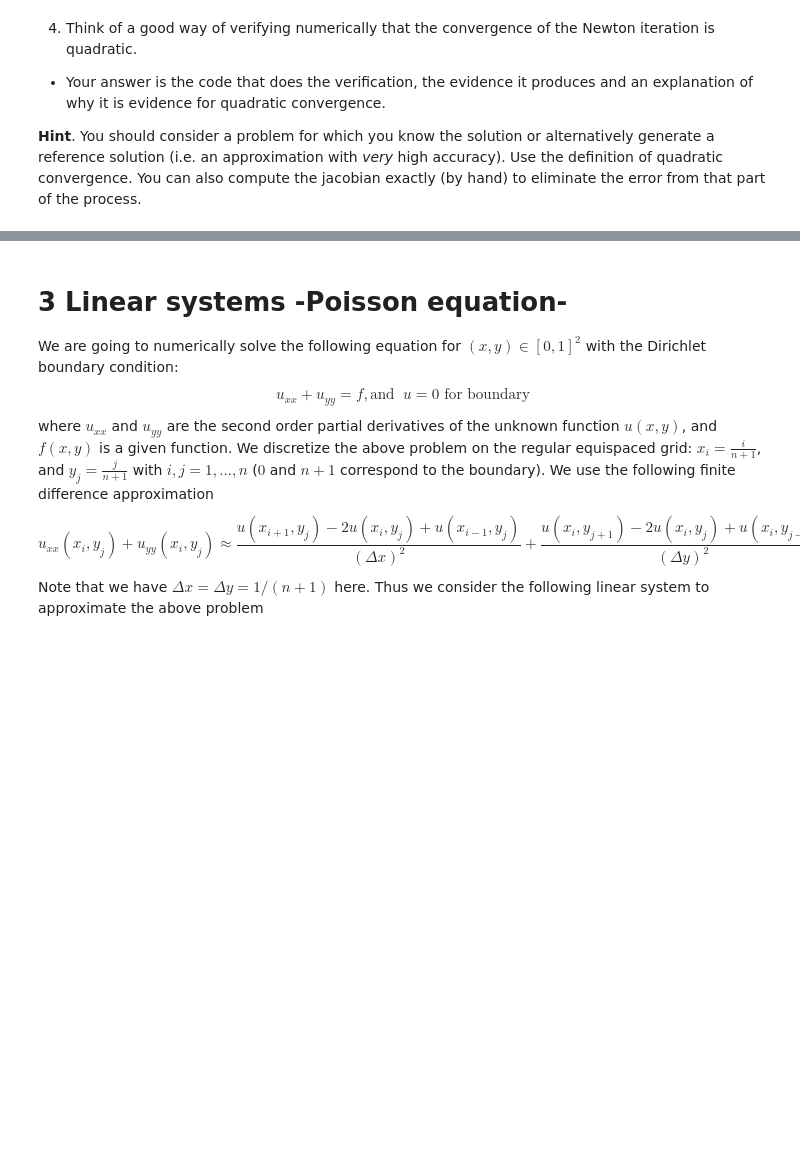
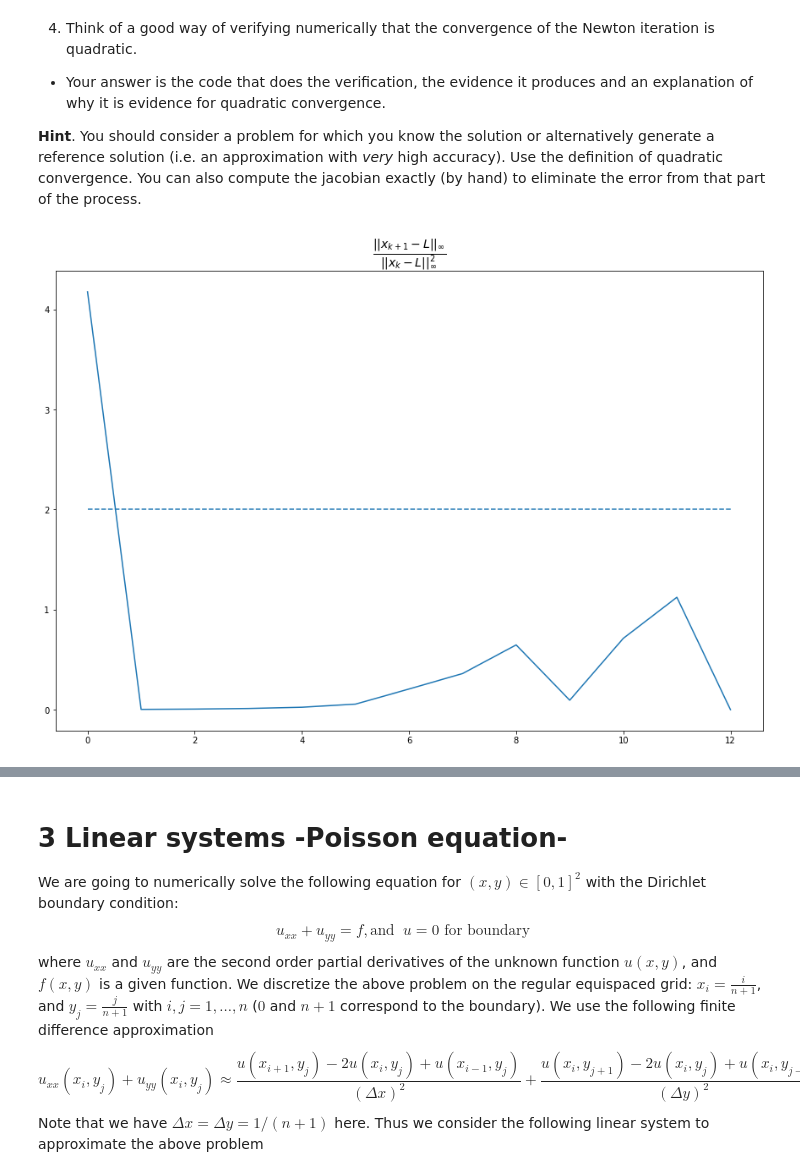
Before and after one commit to BollaBerg/MA2501-Numerical-methods, a Jupyter notebook: project-1/project1.ipynb, the cells around one changed output, grey strips where cells are left out. Cells and saved outputs as stored; diff of their text form; code cells hidden in the pictures; blank space fills up the shorter version.

```diff
--- a/project-1/project1.ipynb
+++ b/project-1/project1.ipynb
@@ -345,0 +366,64 @@ LinAlgError: Singular matrix
+# %%
+# Your Code Here
+# I need yet another implementation of Newton's, as I want to return each x
+# along the way.
+def newton_convergence(F, x_0,
+                       max_iterations : int,
+                       tol_function : float,
+                       tol_delta : float,
+                       gradients = None):
+    """Newton's method for a system of nonlinear equations F(x) = 0, with tolerances"""
+    if gradients is None:
+        gradients = jacobian(F)
+    x_current = x_0
+    x_list = []
+    for i in range(max_iterations):
+        function_call = F(x_current)
+        x_list.append(x_current)
+
+        # Use the slower and less numerically stable method of computing the
+        # inverse of gradients(x_current) each step
+        delta = np.matmul(np.linalg.inv(gradients(x_current)), F(x_current))
+        x_current = x_current - delta
+
+        if infinity_norm(delta) <= tol_delta:
+            x_list.append(x_current)
+            break
+        if infinity_norm(function_call) <= tol_function:
+            x_list.append(x_current)
+            break
+
+    return x_list
+
+# Use same F as we defined and checked earlier
+x_0 = np.array([-1.4, 3])
+def gradients(x):
+    return np.array([
+        [1 + x[1], x[0]],
+        [2 * x[0], 1]
+    ])
+steps = newton_convergence(F, x_0,
+                           max_iterations=50,
+                           tol_function=1e-30,
+                           tol_delta=1e-30,
+                           gradients=gradients
+)
+solution = steps.pop()
+
+# We have quadratic convergence if
+# lim_k abs(x_(k+1) - solution) / abs(x_k - solution) < M for constant M
+convergence_steps = []
+for i in range(len(steps) - 1):
+    step = (
+        infinity_norm(steps[i + 1] - solution)
+        / infinity_norm(steps[i] - solution)**2
+    )
+    convergence_steps.append(step)
+
+fig, ax = plt.subplots(1, 1)
+ax.plot(convergence_steps)
+ax.hlines(2, 0, 12, linestyles="dashed")
+ax.set_title(r"$\frac{||x_{k+1} - L||_\infty}{||x_k - L||_\infty^2}$", fontsize=20)
+fig.show()
+# %% [output]
+[figure, added]
```
Also changed, not shown: parts of 3 cells of this notebook.
